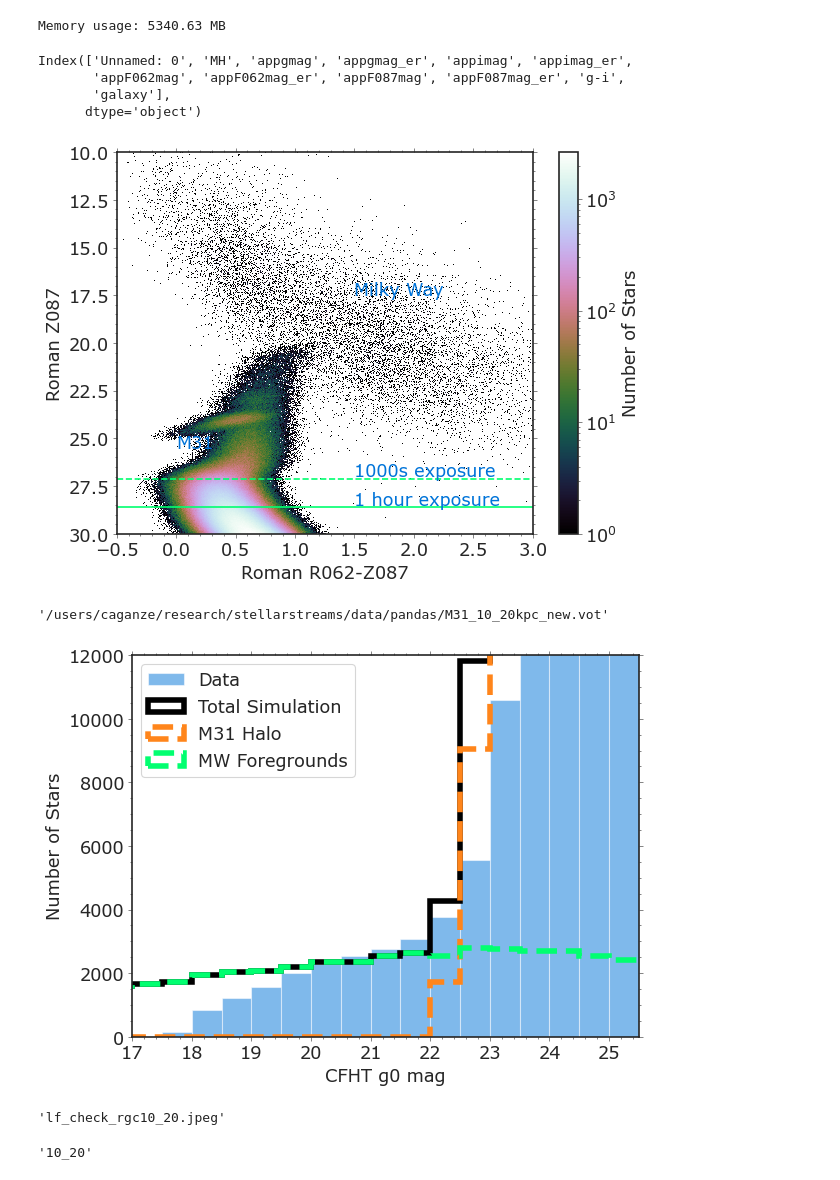
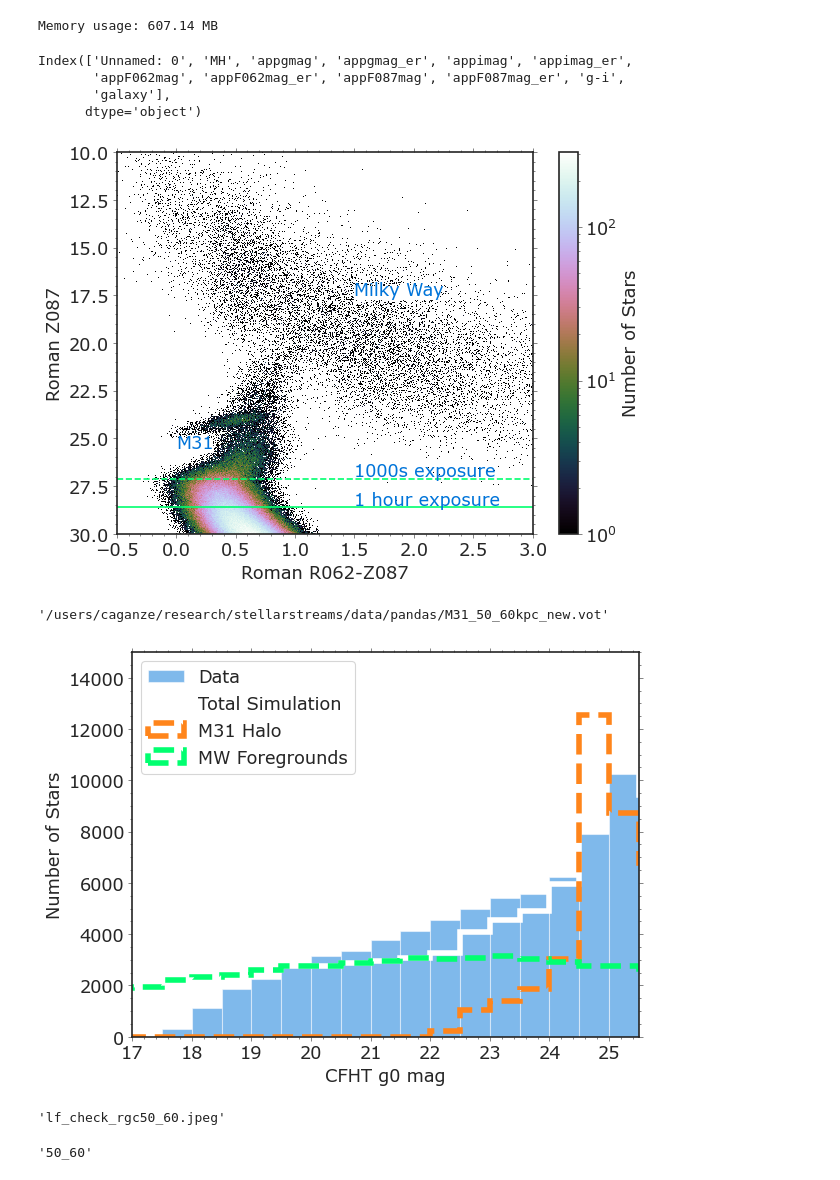
Before and after one commit to caganze/stellarstreams, a Jupyter notebook: notebooks/Visualize MW and M31 Stars.ipynb, the cells around one changed output. Cells and saved outputs as stored; diff of their text form; code cells hidden in the pictures.

```diff
--- a/notebooks/Visualize MW and M31 Stars.ipynb
+++ b/notebooks/Visualize MW and M31 Stars.ipynb
@@ -41,7 +45,7 @@ path_pandas= '../data/pandas/'
 # %%
 #plt.style.use('dark_background') #for posters
 # %%
-rgc='10_20'
+rgc='50_60'
 fname=path_isochrone+'/simulated_df_at_M31_normalized_extended_rgc{}.csv'.format(rgc)
 df=pd.read_csv(fname)#, usecols=['MH', 'appF087mag', 'galaxy']).query('MH<-1')
 
@@ -52,7 +56,7 @@ m31_df= df.query("galaxy =='M31'").reset_index(drop=True)
 memory_usage = df.memory_usage(deep=True).sum() / 1024 ** 2 # convert to MB
 print(f"Memory usage: {memory_usage:.2f} MB")
 # %% [output]
-Memory usage: 5340.63 MB
+Memory usage: 607.14 MB
 # %%
 df.columns
 # %% [output]
@@ -75,6 +80,10 @@ ax.axhline(28.59, linestyle='-', c='#01FF70')
 ax.axhline(27.15, linestyle='--', c='#01FF70')
 ax.set(xlabel= 'Roman R062-Z087', ylabel='Roman Z087')
 
+rect = patches.Rectangle( (0.0,25),0.3, 0.7, linewidth=1, edgecolor='#FFFFFF', facecolor='#FFFFFF')
+ax.add_patch(rect)
+rect = patches.Rectangle( (1.5,17),0.7, 0.7, linewidth=1, edgecolor='#FFFFFF', facecolor='#FFFFFF')
+ax.add_patch(rect)
 ax.text(0.0, 25.5, "M31",c='#0074D9', fontsize=16)
 ax.text(1.5, 17.5, "Milky Way",c='#0074D9', fontsize=16)
 
@@ -87,7 +96,7 @@ plt.tight_layout()
 plt.savefig('../figures/simulated_CMD_Roman_M31.jpeg', bbox_inches='tight')
 plt.savefig('../figures/simulated_CMD_Roman_M31.pdf', bbox_inches='tight')
 # %% [output]
-[figure, old version]
+[figure, new version]
 # %%
 path_pandas= '/users/caganze/research/stellarstreams/data/pandas/'
 data=parse_single_table(path_pandas+'M31_{}kpc_new.vot'.format(rgc)).to_table().to_pandas()
@@ -95,38 +104,38 @@ data=parse_single_table(path_pandas+'M31_{}kpc_new.vot'.format(rgc)).to_table().
 # %%
 path_pandas+'M31_{}kpc_new.vot'.format(rgc)
 # %% [output]
-'/users/caganze/research/stellarstreams/data/pandas/M31_10_20kpc_new.vot'
+'/users/caganze/research/stellarstreams/data/pandas/M31_50_60kpc_new.vot'
 # %%
 fig, ax=plt.subplots()
 from astropy.io.votable import parse_single_table
 
 _= plt.hist(data.g0, bins= np.arange(15, 27, 0.5), log=False, label='Data',alpha=0.5, color='#0074D9')
 #_= plt.hist(data.g, bins= np.arange(15, 27, 0.5), log=False, label='Data',  hatch='/',alpha=0.2, color='#001f3f')
 _= plt.hist(df.appgmag.values,
             bins= np.arange(15, 30, 0.5), log=False, histtype='step', linewidth=5, \
-            label='Total Simulation', linestyle='-', color='k')
+            label='Total Simulation', linestyle='-', color='w')
 _= plt.hist(df.appgmag[df.galaxy.values == 'M31'].values,
             bins= np.arange(15, 30, 0.5), log=False, histtype='step',\
             linestyle='--', linewidth=5, label='M31 Halo', color='#FF851B')
 
 _= plt.hist(df.appgmag[df.galaxy.values == 'MW'].values,
             bins= np.arange(15, 30, 0.5), log=False, histtype='step', linewidth=5, \
             label='MW Foregrounds', linestyle='--', color='#01FF70')
 
 
-ax.set(xlabel='CFHT g0 mag', ylabel='Number of Stars',  ylim=[0,12_000], xlim=[17, 25.5])
+ax.set(xlabel='CFHT g0 mag', ylabel='Number of Stars',  ylim=[0,15_000], xlim=[17, 25.5])
 ax.minorticks_on()
 plt.legend()
 plt.tight_layout()
 plt.savefig('../figures/lf_check_rgc{}.jpeg'.format(rgc), bbox_inches='tight')
 plt.savefig('../figures/lf_check_rgc{}.pdf'.format(rgc), bbox_inches='tight')
 # %% [output]
-[figure, old version]
+[figure, new version]
 # %%
 'lf_check_rgc{}.jpeg'.format(rgc)
 # %% [output]
-'lf_check_rgc10_20.jpeg'
+'lf_check_rgc50_60.jpeg'
 # %%
 rgc
 # %% [output]
-'10_20'
+'50_60'
```
Also changed, not shown: parts of 23 cells of this notebook, 22 other files.
